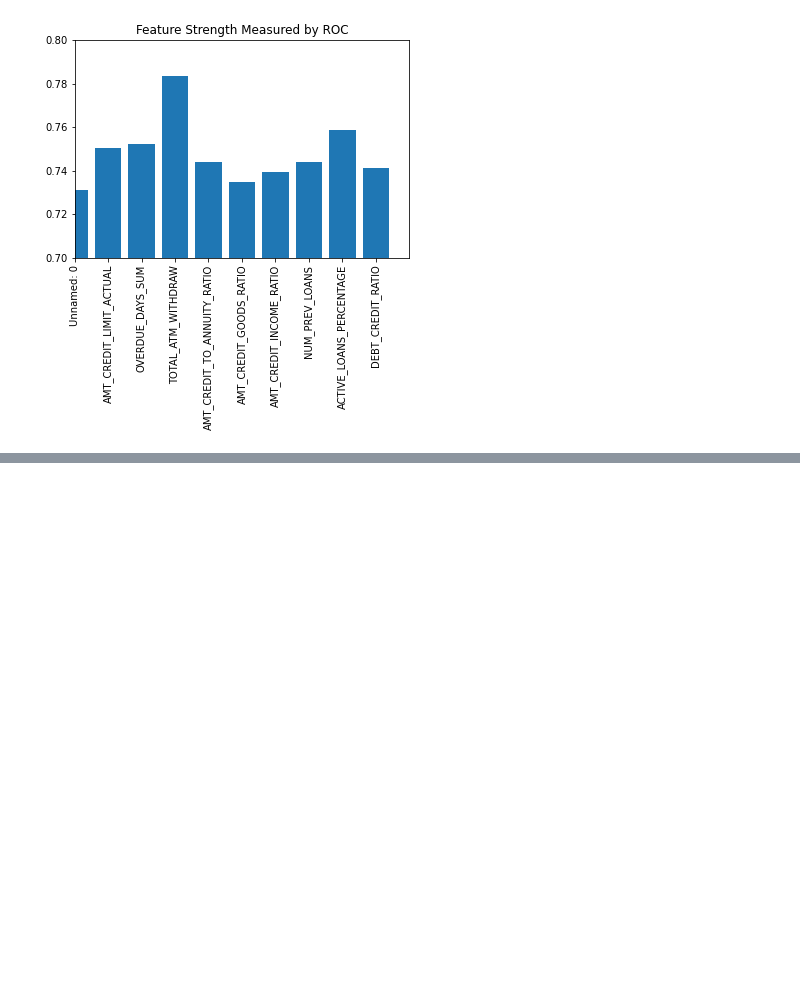
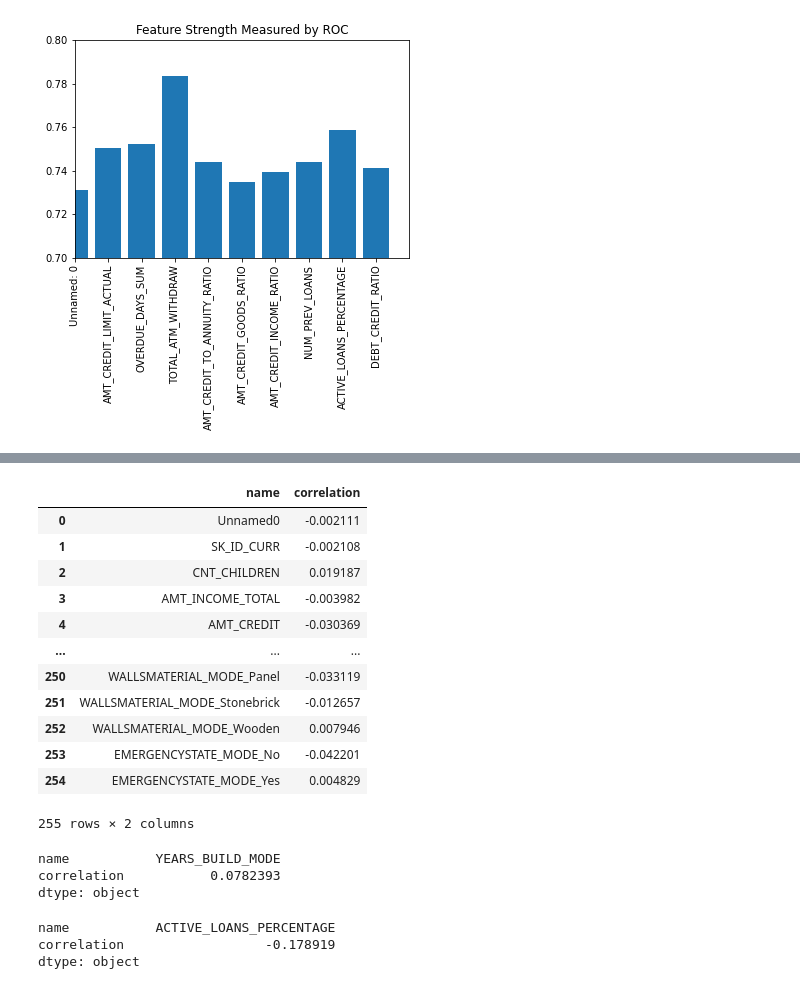
Before and after one commit to JoryAnderson/Loan-Default, a Jupyter notebook: notebooks/Feature_Analysis.ipynb, the cells around one changed output, grey strips where cells are left out. Drawn from its saved outputs; the diff is of its cells as text; code cells hidden in the pictures; blank space fills up the shorter version.

```diff
--- a/notebooks/Feature_Analysis.ipynb
+++ b/notebooks/Feature_Analysis.ipynb
@@ -155,0 +193,30 @@ plt.savefig("feature_strength_test_roc.png")
+# %%
+correlation_df = pd.DataFrame({'name': names,
+'correlation': values})
+correlation_df
+# %% [output]
+|  | name | correlation |
+| 0 | Unnamed0 | -0.002111 |
+| 1 | SK_ID_CURR | -0.002108 |
+| 2 | CNT_CHILDREN | 0.019187 |
+| 3 | AMT_INCOME_TOTAL | -0.003982 |
+| 4 | AMT_CREDIT | -0.030369 |
+| ... | ... | ... |
+| 250 | WALLSMATERIAL_MODE_Panel | -0.033119 |
+| 251 | WALLSMATERIAL_MODE_Stonebrick | -0.012657 |
+| 252 | WALLSMATERIAL_MODE_Wooden | 0.007946 |
+| 253 | EMERGENCYSTATE_MODE_No | -0.042201 |
+| 254 | EMERGENCYSTATE_MODE_Yes | 0.004829 |
+255 rows × 2 columns
+# %%
+correlation_df.max()
+# %% [output]
+name           YEARS_BUILD_MODE
+correlation           0.0782393
+dtype: object
+# %%
+correlation_df.min()
+# %% [output]
+name           ACTIVE_LOANS_PERCENTAGE
+correlation                  -0.178919
+dtype: object
```
Also changed, not shown: parts of 5 cells of this notebook.
